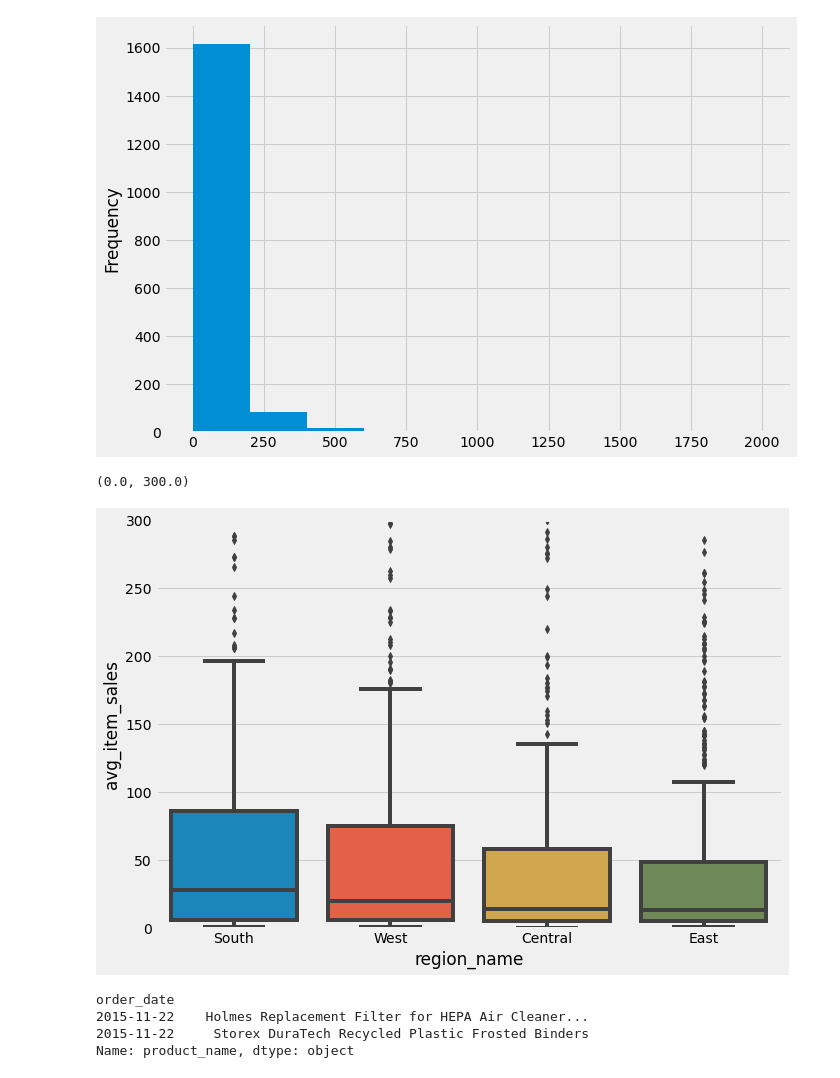
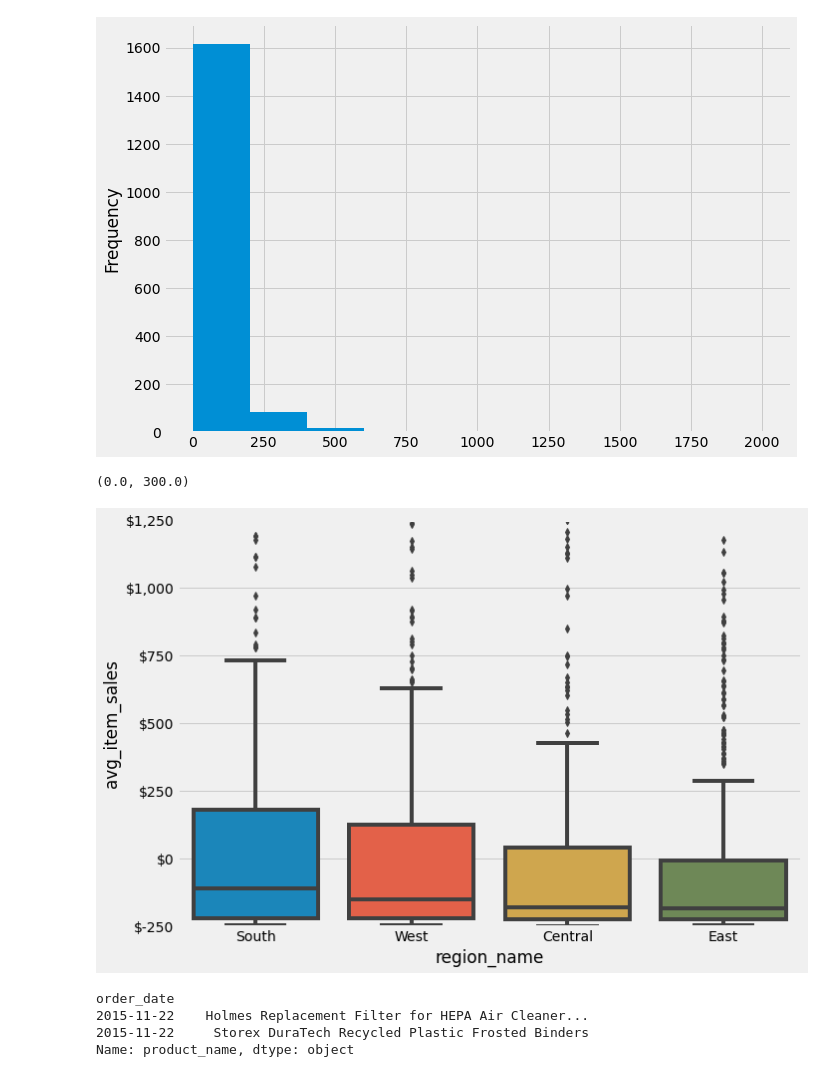
Before and after one commit to CJ-time-series-project/CJ-time-series-project, a Jupyter notebook: jerrys_explore.ipynb, the cells around one changed output. Cells and saved outputs as stored; diff of their text form; code cells hidden in the pictures.

```diff
--- a/jerrys_explore.ipynb
+++ b/jerrys_explore.ipynb
@@ -224,11 +224,12 @@ df.avg_item_sales.plot.hist()
 [figure]
 # %%
 
-sns.boxplot(x='region_name', y='avg_item_sales', data=df)
+ax = sns.boxplot(x='region_name', y='avg_item_sales', data=df)
+ax.set_yticklabels([f'${tick:,.0f}' for tick in ax.get_yticks()])
 plt.ylim(0, 300)
 # %% [output]
 (0.0, 300.0)
-[figure, old version]
+[figure, new version]
 # %%
 # what is each region's top selling product?
 df.groupby('region_name')['product_name'].get_group('Central').head(2)
```
Also changed, not shown: parts of 4 cells of this notebook, 3 other files.
